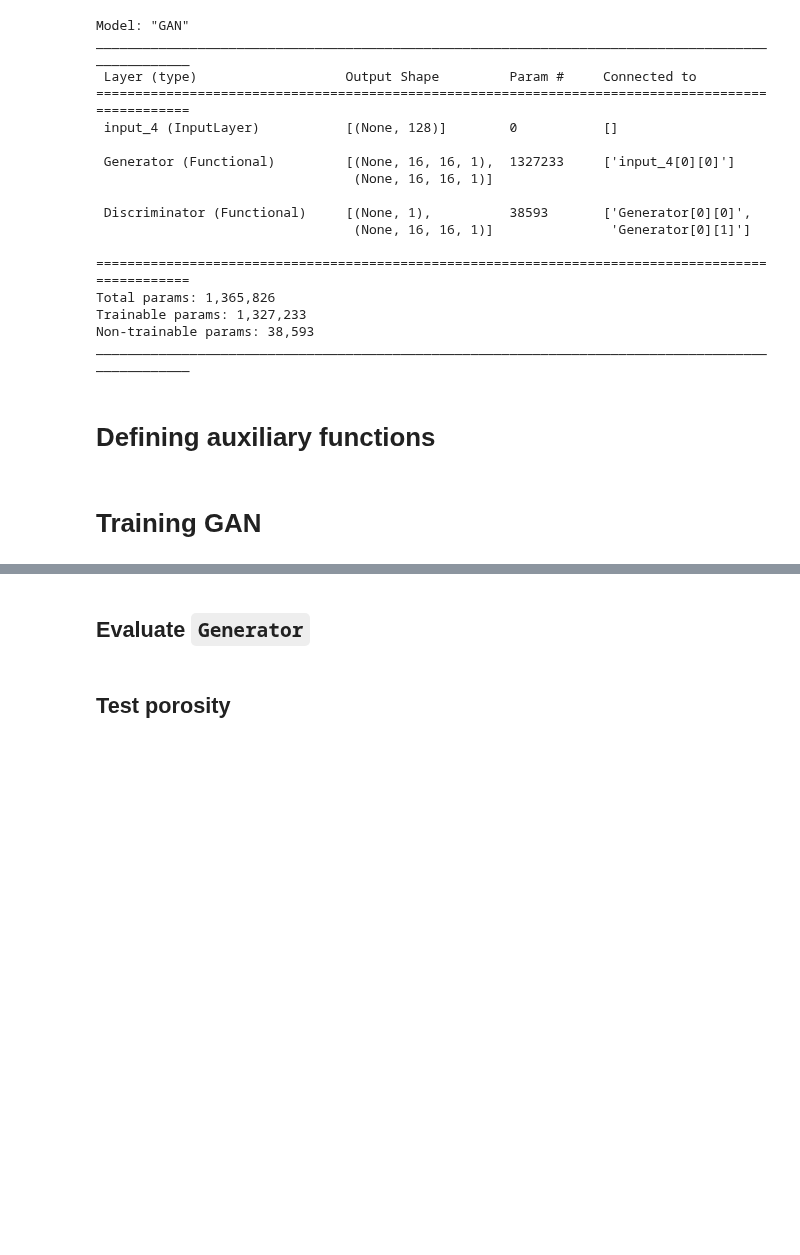
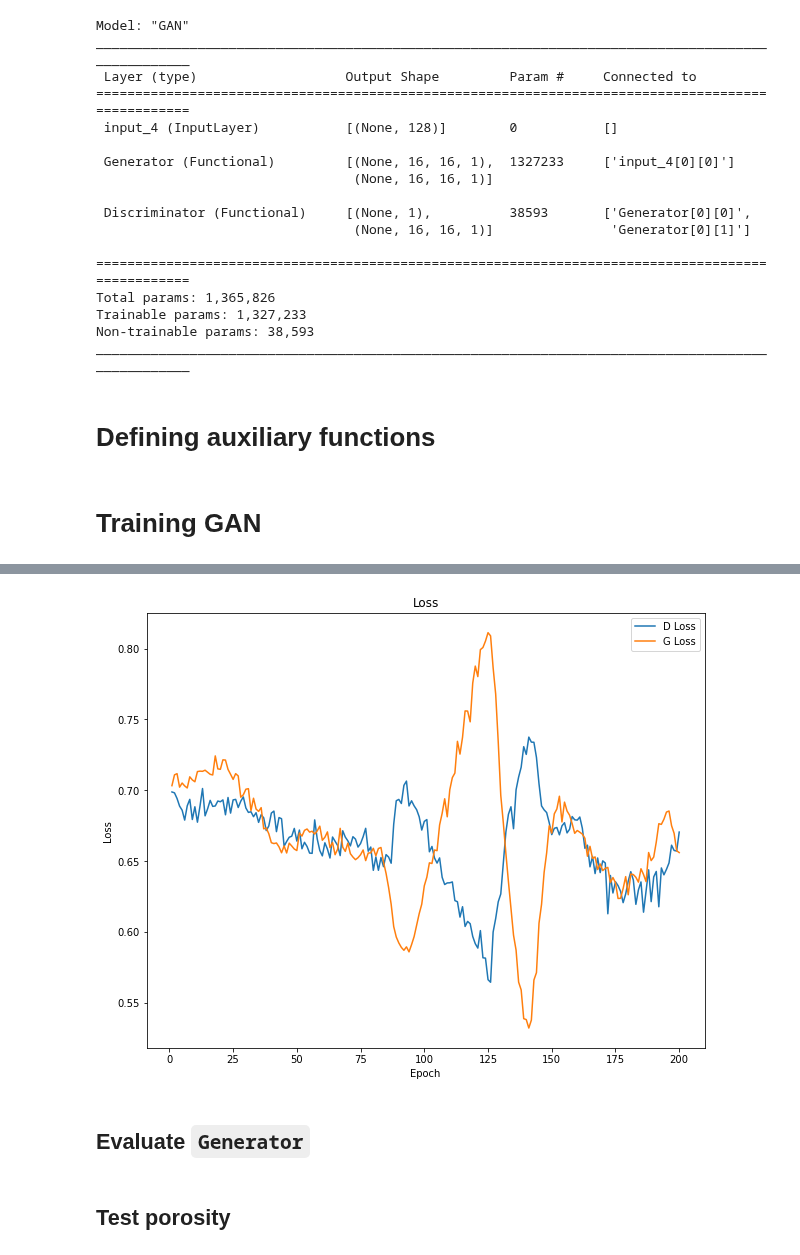
Before and after one commit to lucascbarbosa/INT, a Jupyter notebook: Manufatura Aditiva/Simulacao-GAN/Pipeline/3- Machine_learning/GAN/GAN.ipynb, the cells around one changed output, grey strips where cells are left out. Saved outputs shown, nothing was run; the diff lists cells and outputs as text; code cells hidden in the pictures; blank space fills up the shorter version.

```diff
--- a/Manufatura Aditiva/Simulacao-GAN/Pipeline/3- Machine_learning/GAN/GAN.ipynb
+++ b/Manufatura Aditiva/Simulacao-GAN/Pipeline/3- Machine_learning/GAN/GAN.ipynb
@@ -250,7 +250,7 @@ def summarize_performance(epoch,porosity,G_model, D_model, data, input_G, n_samp
 batch_size = 64
 num_epochs = 200
 
-alpha = 1e-3
+alpha = 1e-1
 lr = 1e-4
 porosity = 0.5
 
@@ -335,3 +335,4 @@ prop = "isotropy"
 
 models_dir = f"E:/Lucas GAN/Dados/5- Models/{dimension}D/{simmetry}/{prop}/"
 train(G,D,GAN,alpha,lr,porosity,batch_size,num_epochs,models_dir,plot=True,verbose_loss=False,verbose_acc=False)
+# %% [output]
@@ -338,3 +359,4 @@ train(G,D,GAN,alpha,lr,porosity,batch_size,num_epochs,models_dir,plot=True,verbo
+[figure, added]
 # %% [markdown]
 ## Evaluate `Generator`
 # %% [markdown]
```
Also changed, not shown: parts of 2 cells of this notebook.
